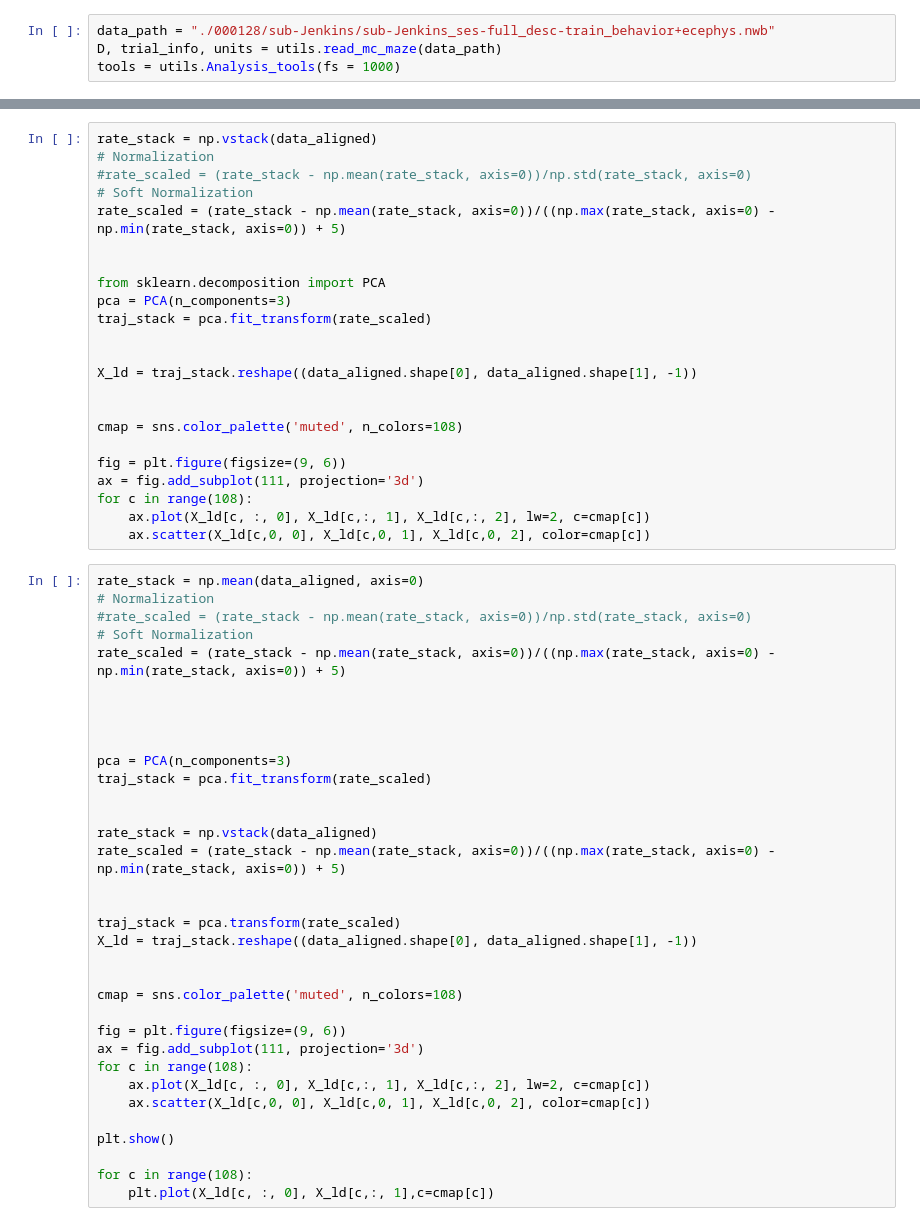
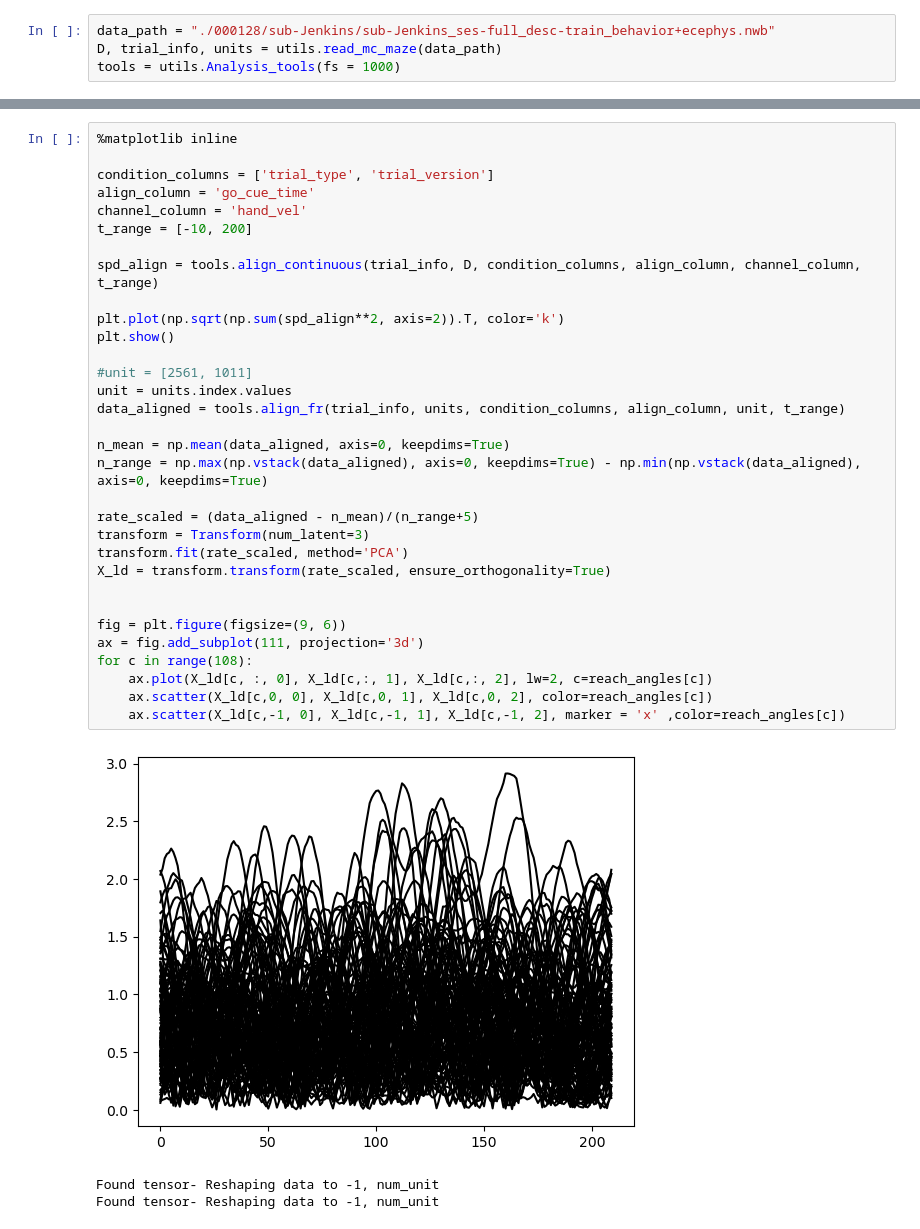
Before and after one commit to mehrdadkashefi/latent_analysis, a Jupyter notebook: test.ipynb, the cells around one changed output, grey strips where cells are left out. Cells and saved outputs as stored; diff of their text form.

Commit message:
added jpca to transforms

```diff
--- a/test.ipynb
+++ b/test.ipynb
@@ -109,57 +74,36 @@ Found tensor- Reshaping data to -1, num_unit
-# %%
-rate_stack = np.vstack(data_aligned)
-# Normalization
-#rate_scaled = (rate_stack - np.mean(rate_stack, axis=0))/np.std(rate_stack, axis=0)
-# Soft Normalization
-rate_scaled = (rate_stack - np.mean(rate_stack, axis=0))/((np.max(rate_stack, axis=0) - np.min(rate_stack, axis=0)) + 5)
-
-
-from sklearn.decomposition import PCA
-pca = PCA(n_components=3)
-traj_stack = pca.fit_transform(rate_scaled)
-
-
-X_ld = traj_stack.reshape((data_aligned.shape[0], data_aligned.shape[1], -1))
-
-
-cmap = sns.color_palette('muted', n_colors=108)
-
-fig = plt.figure(figsize=(9, 6))
-ax = fig.add_subplot(111, projection='3d')
-for c in range(108):
-    ax.plot(X_ld[c, :, 0], X_ld[c,:, 1], X_ld[c,:, 2], lw=2, c=cmap[c])
-    ax.scatter(X_ld[c,0, 0], X_ld[c,0, 1], X_ld[c,0, 2], color=cmap[c])
 # %%
-rate_stack = np.mean(data_aligned, axis=0)
-# Normalization
-#rate_scaled = (rate_stack - np.mean(rate_stack, axis=0))/np.std(rate_stack, axis=0)
-# Soft Normalization
-rate_scaled = (rate_stack - np.mean(rate_stack, axis=0))/((np.max(rate_stack, axis=0) - np.min(rate_stack, axis=0)) + 5)
+%matplotlib inline
 
+condition_columns = ['trial_type', 'trial_version']
+align_column = 'go_cue_time'
+channel_column = 'hand_vel'
+t_range = [-10, 200]
 
+spd_align = tools.align_continuous(trial_info, D, condition_columns, align_column, channel_column, t_range)
 
+plt.plot(np.sqrt(np.sum(spd_align**2, axis=2)).T, color='k')
+plt.show()
 
-pca = PCA(n_components=3)
-traj_stack = pca.fit_transform(rate_scaled)
+#unit = [2561, 1011]
+unit = units.index.values
+data_aligned = tools.align_fr(trial_info, units, condition_columns, align_column, unit, t_range)
 
+n_mean = np.mean(data_aligned, axis=0, keepdims=True)
+n_range = np.max(np.vstack(data_aligned), axis=0, keepdims=True) - np.min(np.vstack(data_aligned), axis=0, keepdims=True)
 
-rate_stack = np.vstack(data_aligned)
-rate_scaled = (rate_stack - np.mean(rate_stack, axis=0))/((np.max(rate_stack, axis=0) - np.min(rate_stack, axis=0)) + 5)
+rate_scaled = (data_aligned - n_mean)/(n_range+5)
+transform = Transform(num_latent=3)
+transform.fit(rate_scaled, method='PCA')
+X_ld = transform.transform(rate_scaled, ensure_orthogonality=True)
 
-
-traj_stack = pca.transform(rate_scaled)
-X_ld = traj_stack.reshape((data_aligned.shape[0], data_aligned.shape[1], -1))
-
-
-cmap = sns.color_palette('muted', n_colors=108)
 
 fig = plt.figure(figsize=(9, 6))
 ax = fig.add_subplot(111, projection='3d')
 for c in range(108):
-    ax.plot(X_ld[c, :, 0], X_ld[c,:, 1], X_ld[c,:, 2], lw=2, c=cmap[c])
-    ax.scatter(X_ld[c,0, 0], X_ld[c,0, 1], X_ld[c,0, 2], color=cmap[c])
-
-plt.show()
-
-for c in range(108):
-    plt.plot(X_ld[c, :, 0], X_ld[c,:, 1],c=cmap[c])
+    ax.plot(X_ld[c, :, 0], X_ld[c,:, 1], X_ld[c,:, 2], lw=2, c=reach_angles[c])
+    ax.scatter(X_ld[c,0, 0], X_ld[c,0, 1], X_ld[c,0, 2], color=reach_angles[c])
+    ax.scatter(X_ld[c,-1, 0], X_ld[c,-1, 1], X_ld[c,-1, 2], marker = 'x' ,color=reach_angles[c])
+# %% [output]
+[figure, added]
+Found tensor- Reshaping data to -1, num_unit
+Found tensor- Reshaping data to -1, num_unit
```
Also changed, not shown: parts of 18 cells of this notebook, 1 other file.
